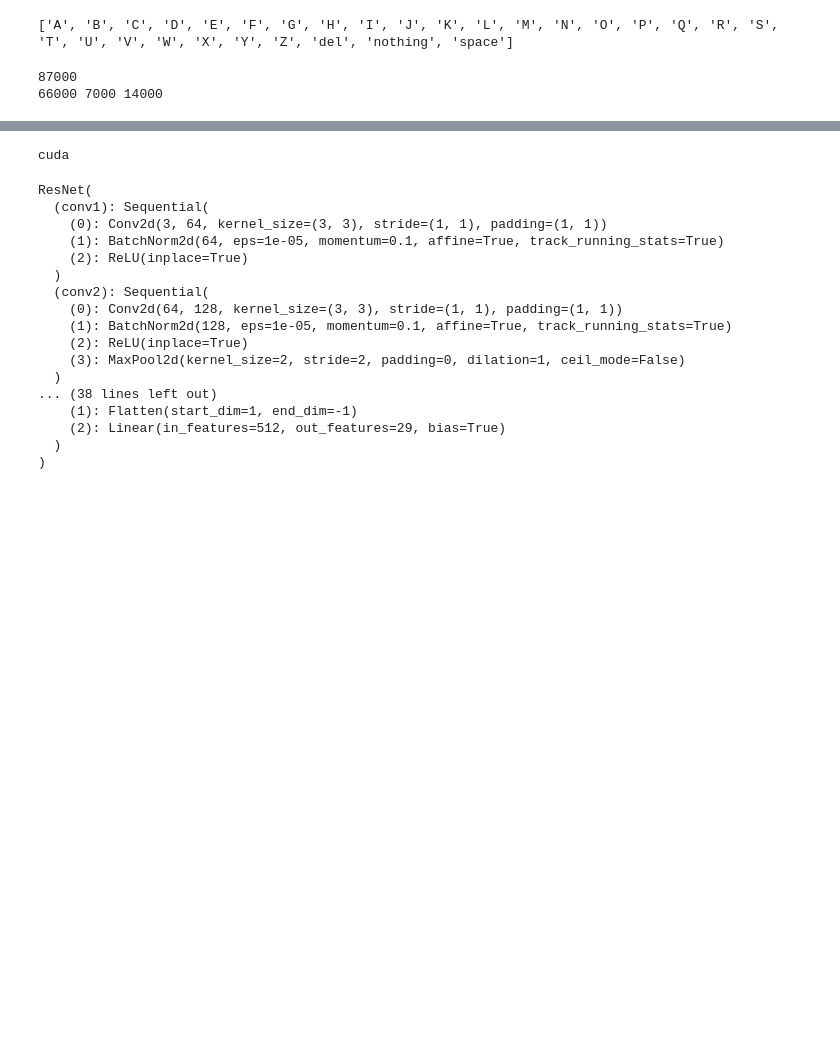
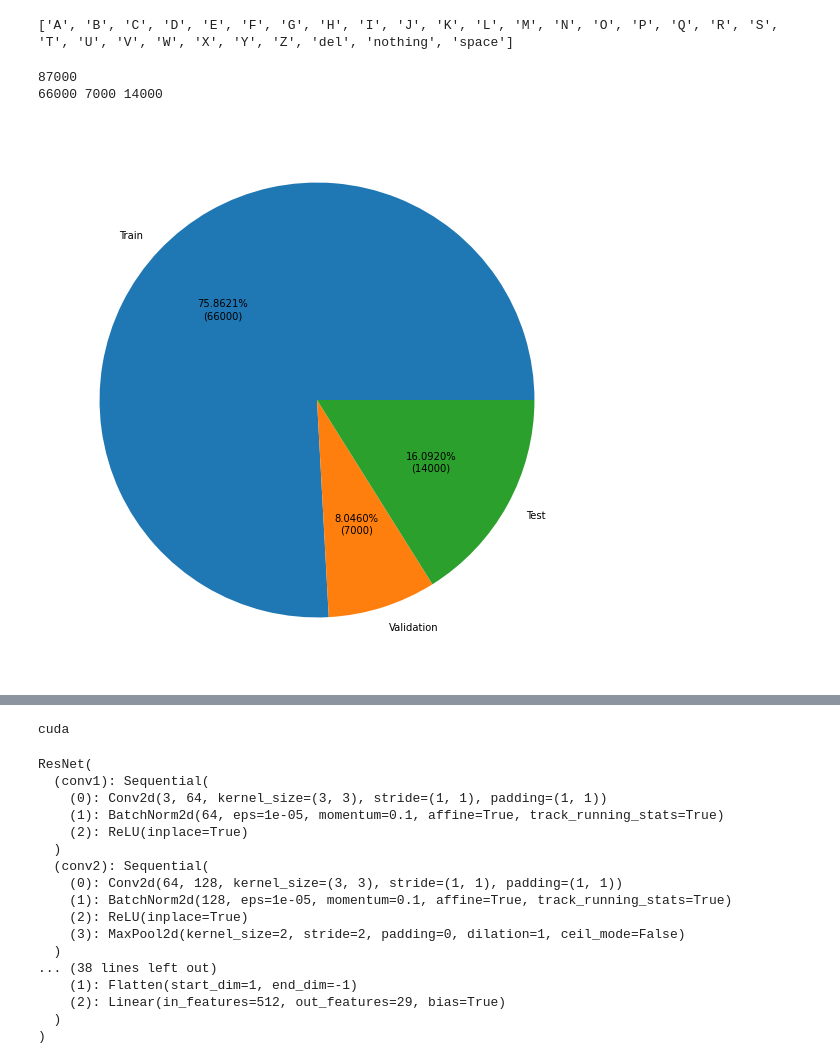
Before and after one commit to albertcastaned/ai, a Jupyter notebook: ASL_Classifier/experiments.ipynb, the cells around one changed output, grey strips where cells are left out. Cells and saved outputs as stored; diff of their text form; code cells hidden in the pictures; blank space fills up the shorter version.

```diff
--- a/ASL_Classifier/experiments.ipynb
+++ b/ASL_Classifier/experiments.ipynb
@@ -49,9 +49,23 @@ train_size = len(dataset) - validation_size - test_size
 train_dataset, validation_dataset, test_dataset = random_split(dataset, [train_size, validation_size, test_size])
 
 print(len(train_dataset), len(validation_dataset), len(test_dataset))
+
+split_length_labels = ["Train", "Validation", "Test"]
+split_length_data = [len(train_dataset), len(validation_dataset), len(test_dataset)]
 # %% [output]
 87000
 66000 7000 14000
+# %%
+total = len(train_dataset) + len(validation_dataset) + len(test_dataset)
+
+def pie_text_format(x):
+    return '{:.4f}%\n({:.0f})'.format(x, total*float(x)/100)
+
+fig = plt.figure(figsize=(10, 10))
+plt.pie(split_length_data,labels = split_length_labels, autopct=pie_text_format)
+plt.show()
+# %% [output]
+[figure, added]
 # %%
 show_image(*dataset[0])
 # %% [output]
```
Also changed, not shown: parts of 13 cells of this notebook, 7 other files.
